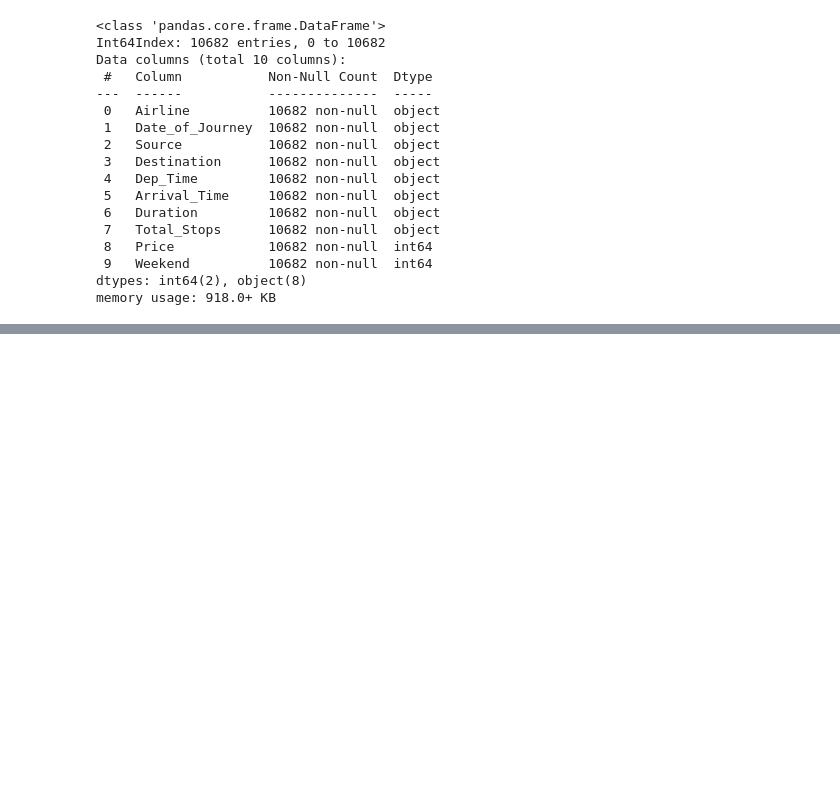
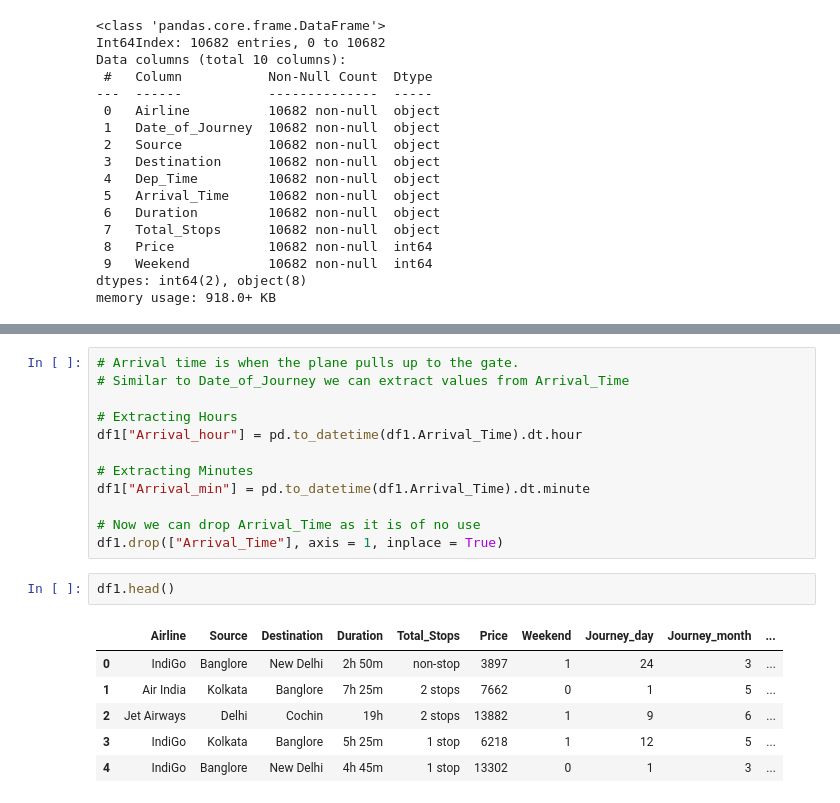
Before and after one commit to AmanSinghal07/PraxisProjects, a Jupyter notebook: Flight_Fare_Prediction.ipynb, the cells around one changed output, grey strips where cells are left out. Saved outputs shown, nothing was run; the diff lists cells and outputs as text; blank space fills up the shorter version.

```diff
--- a/Flight_Fare_Prediction.ipynb
+++ b/Flight_Fare_Prediction.ipynb
@@ -332,0 +376,21 @@ memory usage: 918.0+ KB
+# %%
+# Arrival time is when the plane pulls up to the gate.
+# Similar to Date_of_Journey we can extract values from Arrival_Time
+
+# Extracting Hours
+df1["Arrival_hour"] = pd.to_datetime(df1.Arrival_Time).dt.hour
+
+# Extracting Minutes
+df1["Arrival_min"] = pd.to_datetime(df1.Arrival_Time).dt.minute
+
+# Now we can drop Arrival_Time as it is of no use
+df1.drop(["Arrival_Time"], axis = 1, inplace = True)
+# %%
+df1.head()
+# %% [output]
+|  | Airline | Source | Destination | Duration | Total_Stops | Price | Weekend | Journey_day | Journey_month | ... |
+| 0 | IndiGo | Banglore | New Delhi | 2h 50m | non-stop | 3897 | 1 | 24 | 3 | ... |
+| 1 | Air India | Kolkata | Banglore | 7h 25m | 2 stops | 7662 | 0 | 1 | 5 | ... |
+| 2 | Jet Airways | Delhi | Cochin | 19h | 2 stops | 13882 | 1 | 9 | 6 | ... |
+| 3 | IndiGo | Kolkata | Banglore | 5h 25m | 1 stop | 6218 | 1 | 12 | 5 | ... |
+| 4 | IndiGo | Banglore | New Delhi | 4h 45m | 1 stop | 13302 | 0 | 1 | 3 | ... |
```
Also changed, not shown: parts of 9 cells of this notebook.
